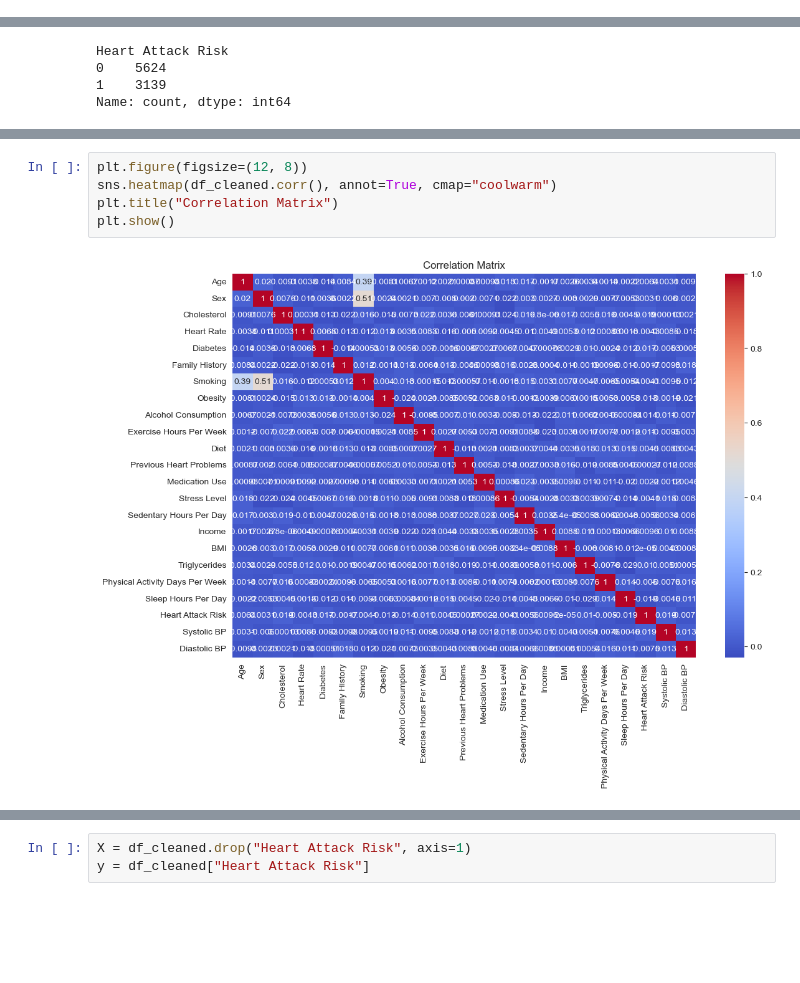
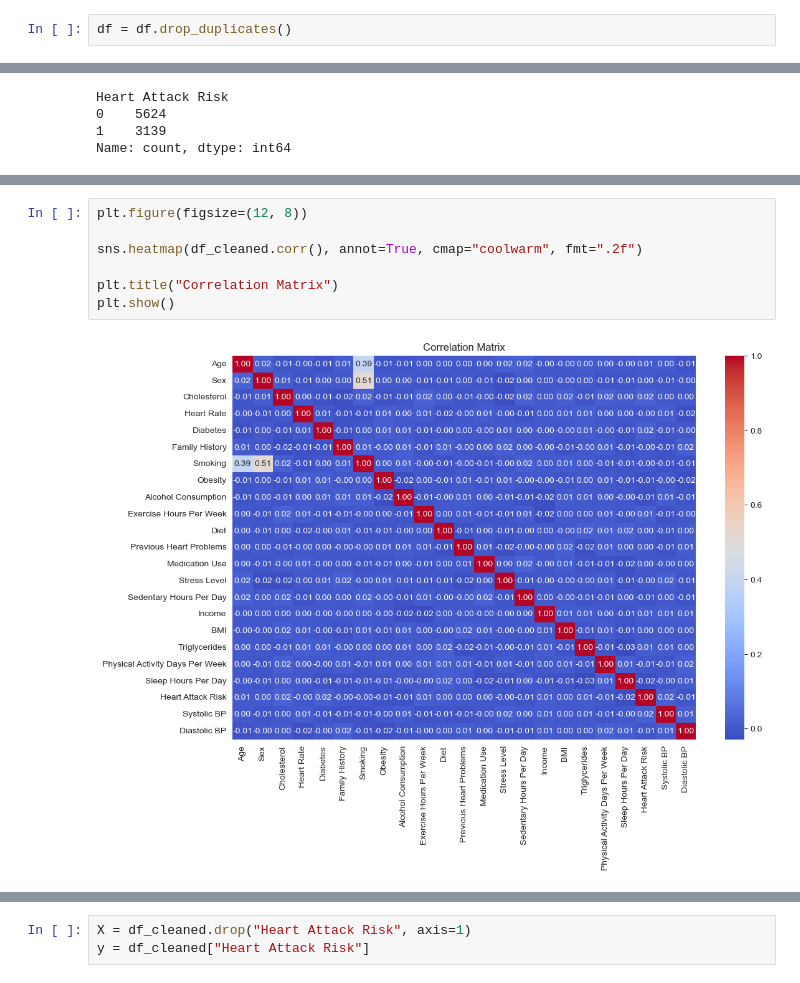
Before and after one commit to Luksh/AI-Level-6, a Jupyter notebook: Untitled2.ipynb, the cells around one changed output, grey strips where cells are left out. Cells and saved outputs as stored; diff of their text form; blank space fills up the shorter version.

```diff
--- a/Untitled2.ipynb
+++ b/Untitled2.ipynb
@@ -50,6 +96,8 @@ missing_values = df.isnull().sum()
 missing_values[missing_values > 0]
 # %% [output]
 Series([], dtype: int64)
+# %%
+df = df.drop_duplicates()
 # %%
 print(df["Heart Attack Risk"].value_counts())
 # %% [output]
@@ -107,8 +151,10 @@ plt.show()
 [figure]
 # %%
 plt.figure(figsize=(12, 8))
-sns.heatmap(df_cleaned.corr(), annot=True, cmap="coolwarm")
+
+sns.heatmap(df_cleaned.corr(), annot=True, cmap="coolwarm", fmt=".2f")
+
 plt.title("Correlation Matrix")
 plt.show()
 # %% [output]
-[figure, old version]
+[figure, new version]
```
Also changed, not shown: parts of 22 cells of this notebook.
